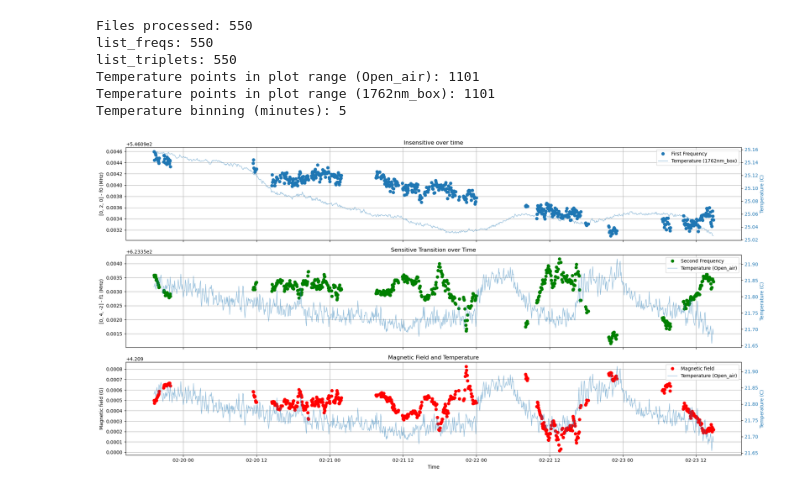
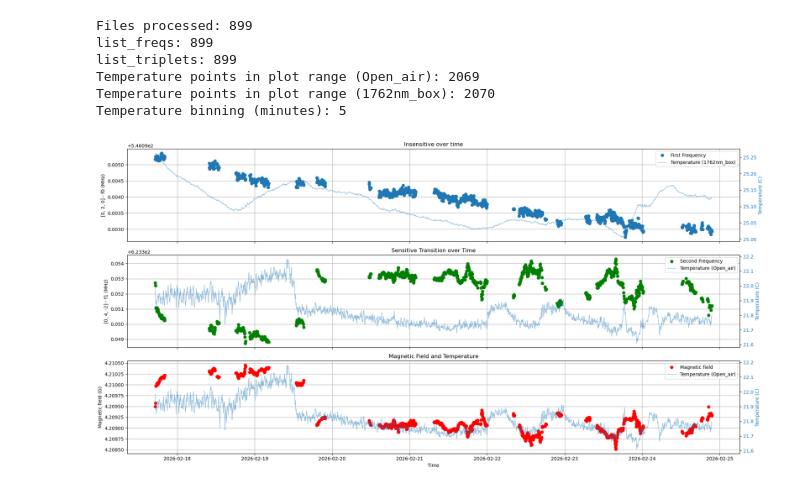
Before and after one commit to GauravTathed/PhD_python_scripts, a Jupyter notebook: Magnetic_field_over_time/magnetic_field_and_temp.ipynb, the cells around one changed output. Drawn from its saved outputs; the diff is of its cells as text; code cells hidden in the pictures.

```diff
--- a/Magnetic_field_over_time/magnetic_field_and_temp.ipynb
+++ b/Magnetic_field_over_time/magnetic_field_and_temp.ipynb
@@ -18,7 +18,7 @@ temp_base_folder_top_insensitive = r"Z:\Lab_HPT_logs\1762nm_box"
 TEMP_BIN_MINUTES = 5  # Set to None, 1, or 5
 
 # Define date-time filter (Modify as needed)
-start_date = datetime(2026, 2, 19, 16, 0, 0)  # Change to desired start datetime
+start_date = datetime(2026, 2, 17, 0, 0, 0)  # Change to desired start datetime
 end_date = datetime(2026, 12, 15, 0, 0, 59)  # Change to desired end datetime (Optional)
 
 temp_line_pattern = re.compile(
@@ -281,36 +281,36 @@ for i, axis in enumerate(ax):
             label=t_label,
         )
 
     temp_axis.set_ylabel("Temperature (C)", color=temp_color)
     temp_axis.tick_params(axis="y", labelcolor=temp_color)
     ax_temp.append(temp_axis)
 
 # Combine legends from both y-axes on each subplot
 for i, axis in enumerate(ax):
     lines_left, labels_left = axis.get_legend_handles_labels()
     lines_right, labels_right = ax_temp[i].get_legend_handles_labels()
     if lines_left or lines_right:
         axis.legend(lines_left + lines_right, labels_left + labels_right, loc="best")
 
 # Shade regions on all subplots
 # for start, end in regions:
 #     t_start = sorted_times[start]
 #     t_end = sorted_times[end]
 #     for axis in ax:
 #         axis.axvspan(t_start, t_end, alpha=0.3, color='gray')
 
 # Rotate x-axis labels for better readability
 plt.xticks(rotation=45)
 
 # Show the plots
 plt.tight_layout()
 plt.savefig("freq_deviation_over_time.png")
 plt.show()
 # %% [output]
-Files processed: 550
-list_freqs: 550
-list_triplets: 550
-Temperature points in plot range (Open_air): 1101
-Temperature points in plot range (1762nm_box): 1101
+Files processed: 899
+list_freqs: 899
+list_triplets: 899
+Temperature points in plot range (Open_air): 2069
+Temperature points in plot range (1762nm_box): 2070
 Temperature binning (minutes): 5
-[figure, old version]
+[figure, new version]
```
Also changed, not shown: parts of 4 cells of this notebook, 43 other files.
